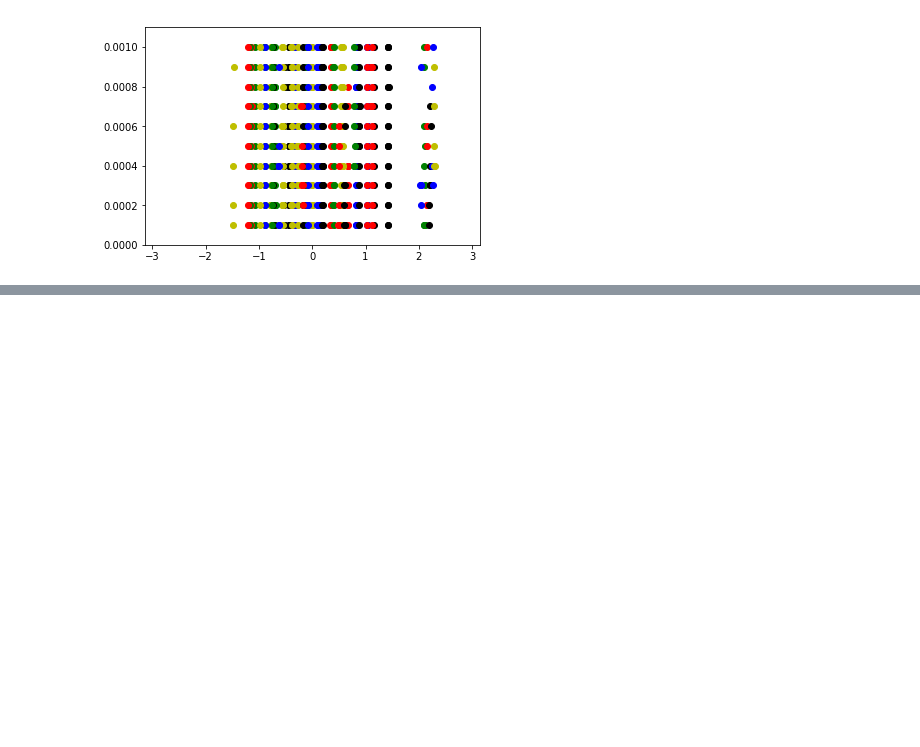
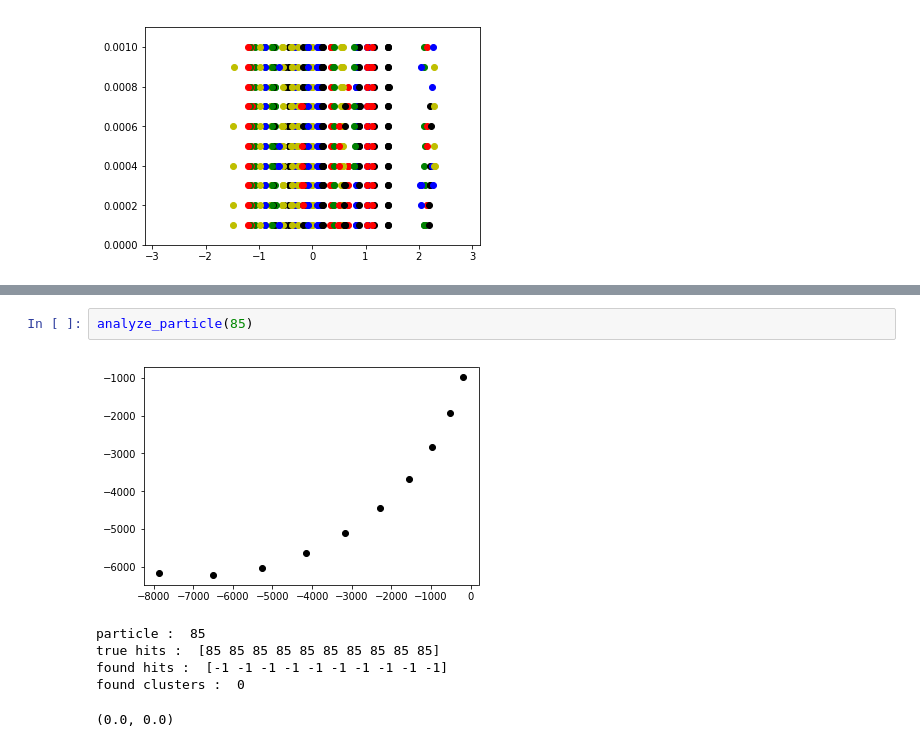
Before and after one commit to yetkinyilmaz/TrackML2D, a Jupyter notebook: notebook_trackML.ipynb, the cells around one changed output, grey strips where cells are left out. Saved outputs shown, nothing was run; the diff lists cells and outputs as text; blank space fills up the shorter version.

```diff
--- a/notebook_trackML.ipynb
+++ b/notebook_trackML.ipynb
@@ -150,0 +196,9 @@ plt.show()
+# %%
+analyze_particle(85)
+# %% [output]
+[figure, added]
+particle :  85
+true hits :  [85 85 85 85 85 85 85 85 85 85]
+found hits :  [-1 -1 -1 -1 -1 -1 -1 -1 -1 -1]
+found clusters :  0
+(0.0, 0.0)
```
Also changed, not shown: parts of 13 cells of this notebook, 2 other files.
